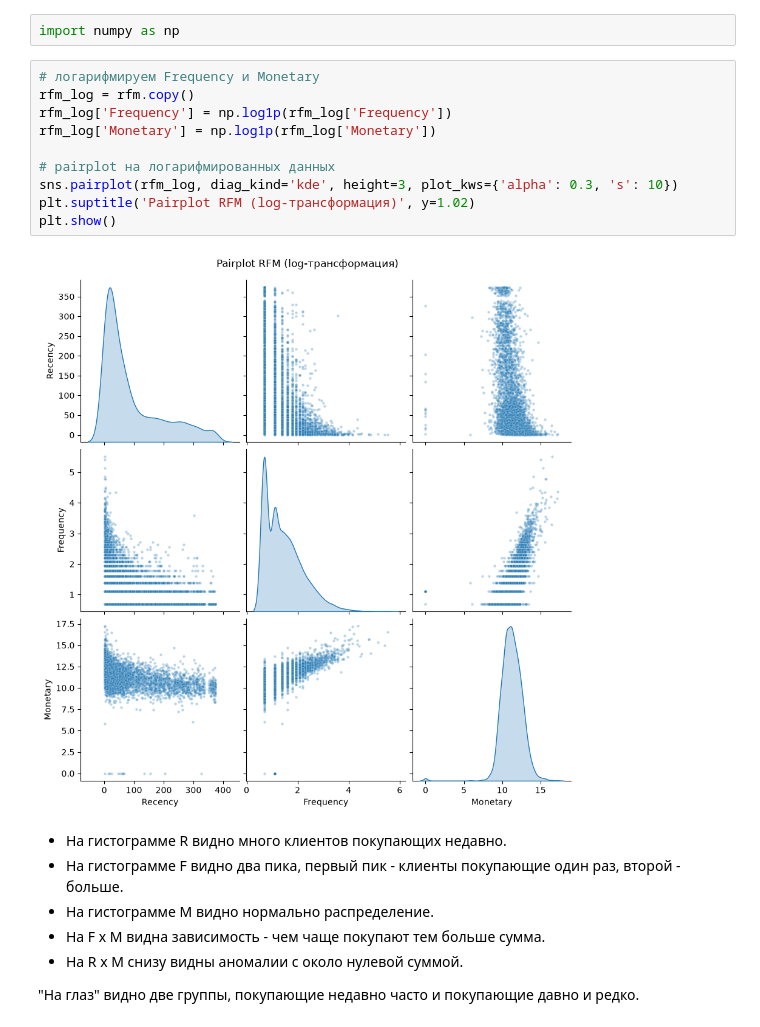
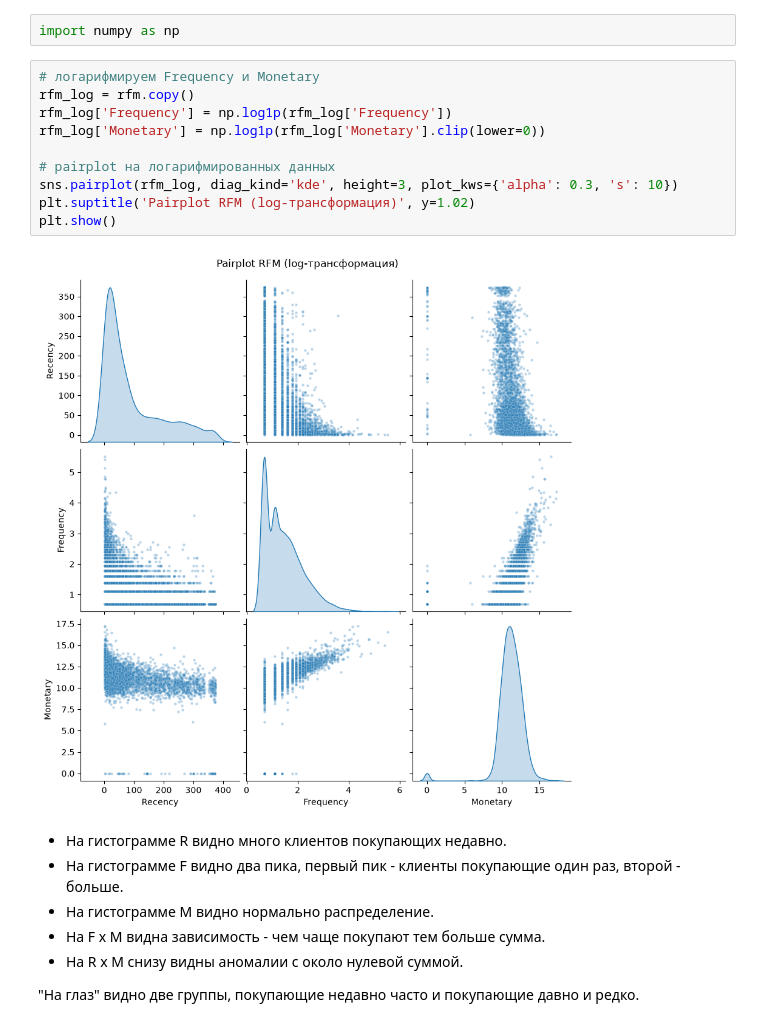
Before and after one commit to RuslanVdovinn/asu, a Jupyter notebook: asu_mo/cluster_analysis/exercise/cluster.ipynb, the cells around one changed output. Cells and saved outputs as stored; diff of their text form.

```diff
--- a/asu_mo/cluster_analysis/exercise/cluster.ipynb
+++ b/asu_mo/cluster_analysis/exercise/cluster.ipynb
@@ -191,15 +191,15 @@ import numpy as np
 # %%
 # логарифмируем Frequency и Monetary
 rfm_log = rfm.copy()
 rfm_log['Frequency'] = np.log1p(rfm_log['Frequency'])
-rfm_log['Monetary'] = np.log1p(rfm_log['Monetary'])
+rfm_log['Monetary'] = np.log1p(rfm_log['Monetary'].clip(lower=0))
 
 # pairplot на логарифмированных данных
 sns.pairplot(rfm_log, diag_kind='kde', height=3, plot_kws={'alpha': 0.3, 's': 10})
 plt.suptitle('Pairplot RFM (log-трансформация)', y=1.02)
 plt.show()
 # %% [output]
-[figure, old version]
+[figure, new version]
 # %% [markdown]
 - На гистограмме R видно много клиентов покупающих недавно.
 - На гистограмме F видно два пика, первый пик - клиенты покупающие один раз, второй - больше.
```
Also changed, not shown: parts of 11 cells of this notebook.
